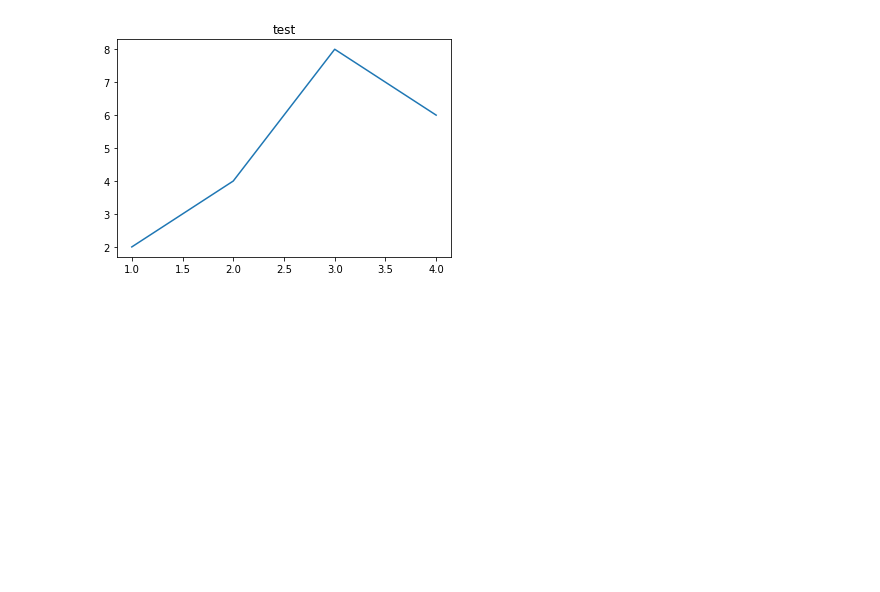
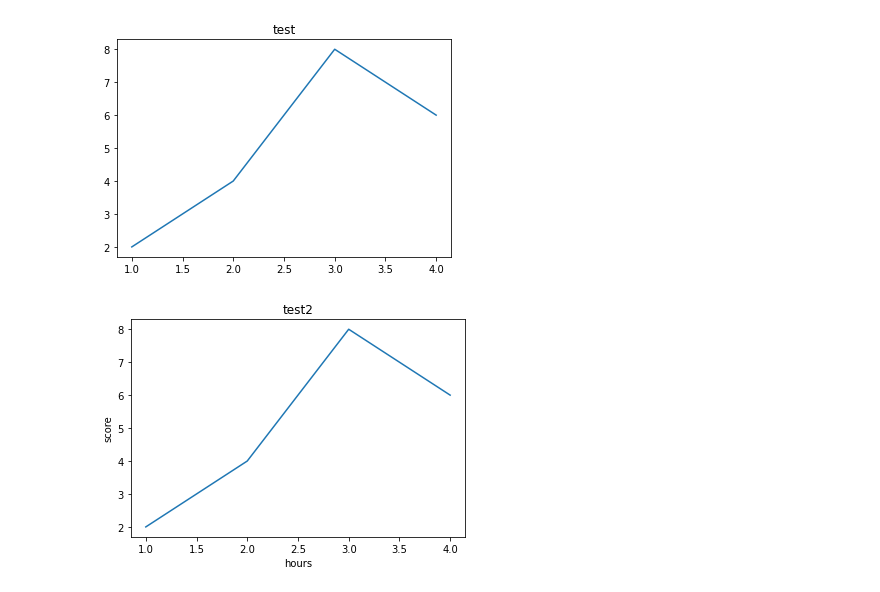
Before and after one commit to cateto/python4NLP, a Jupyter notebook: colab/intro_datastructure.ipynb, the cells around one changed output. Saved outputs shown, nothing was run; the diff lists cells and outputs as text; code cells hidden in the pictures; blank space fills up the shorter version.

```diff
--- a/colab/intro_datastructure.ipynb
+++ b/colab/intro_datastructure.ipynb
@@ -301,3 +301,11 @@ plt.plot([1,2,3,4],[2,4,8,6])
 plt.show()
 # %% [output]
 [figure]
+# %%
+plt.title('test2')
+plt.plot([1,2,3,4],[2,4,8,6])
+plt.xlabel('hours')
+plt.ylabel('score')
+plt.show()
+# %% [output]
+[figure, added]
```
Also changed, not shown: parts of 1 cell of this notebook.
